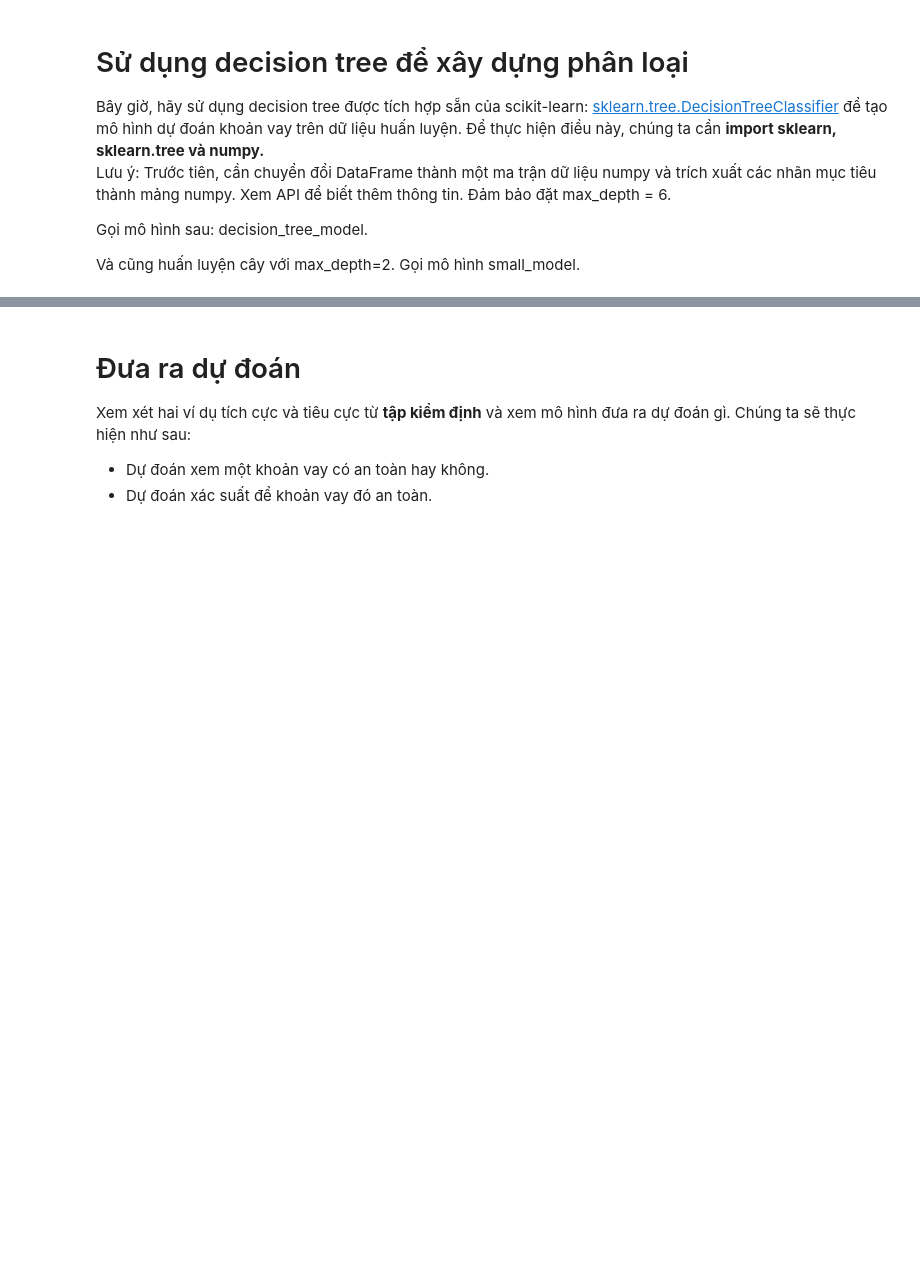
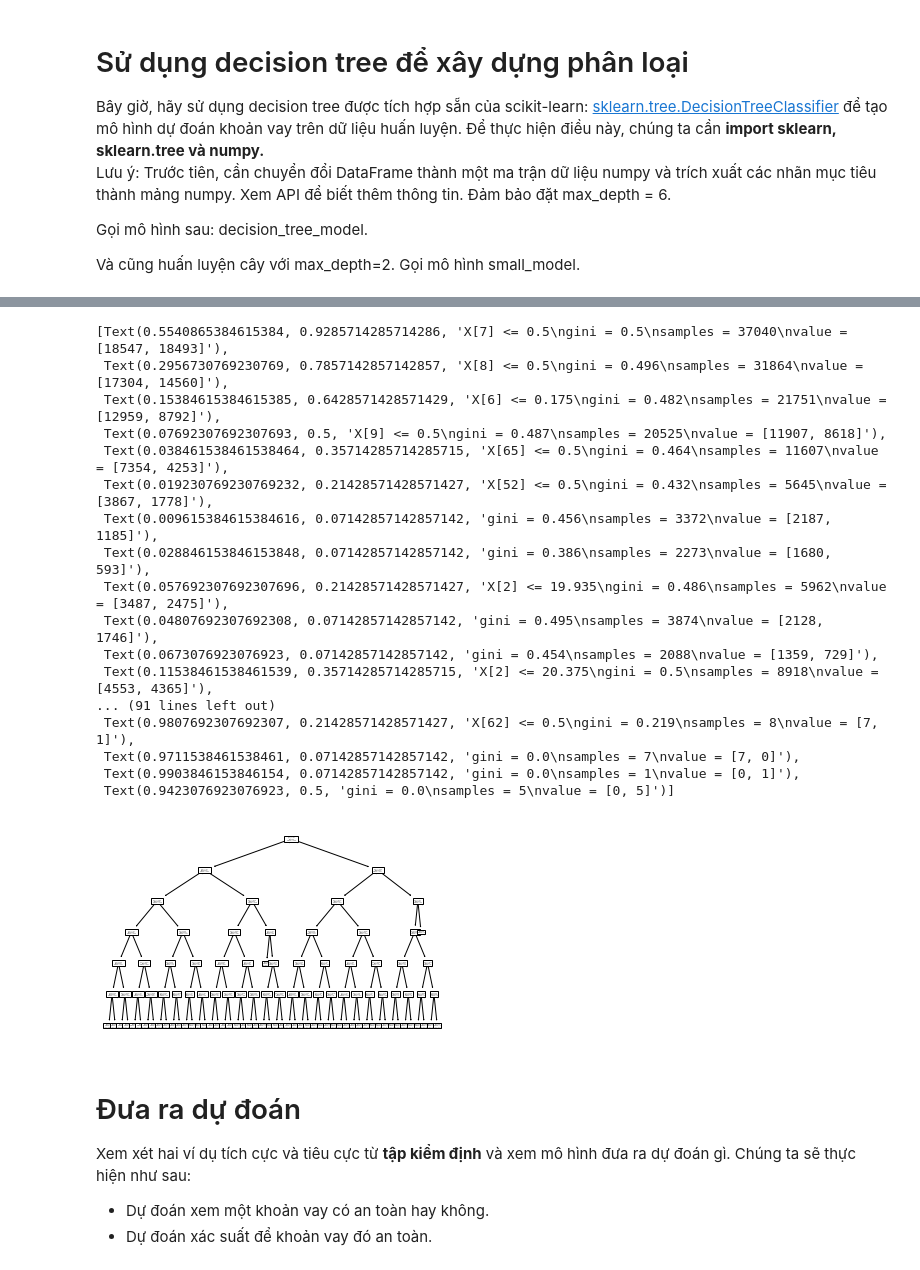
Before and after one commit to aidino/funix, a Jupyter notebook: labs/c3-classification/lab-9-decision-tree/[VN]Identifying safe loans with decision trees.ipynb, the cells around one changed output, grey strips where cells are left out. Saved outputs shown, nothing was run; the diff lists cells and outputs as text; code cells hidden in the pictures; blank space fills up the shorter version.

```diff
--- a/labs/c3-classification/lab-9-decision-tree/[VN]Identifying safe loans with decision trees.ipynb
+++ b/labs/c3-classification/lab-9-decision-tree/[VN]Identifying safe loans with decision trees.ipynb
@@ -215,3 +222,27 @@ small_model.fit(train_X, train_y)
+# %%
+# Draw decision tree model
+from sklearn import tree
+
+tree.plot_tree(decision_tree_model)
+# %% [output]
+[Text(0.5540865384615384, 0.9285714285714286, 'X[7] <= 0.5\ngini = 0.5\nsamples = 37040\nvalue = [18547, 18493]'),
+ Text(0.2956730769230769, 0.7857142857142857, 'X[8] <= 0.5\ngini = 0.496\nsamples = 31864\nvalue = [17304, 14560]'),
+ Text(0.15384615384615385, 0.6428571428571429, 'X[6] <= 0.175\ngini = 0.482\nsamples = 21751\nvalue = [12959, 8792]'),
+ Text(0.07692307692307693, 0.5, 'X[9] <= 0.5\ngini = 0.487\nsamples = 20525\nvalue = [11907, 8618]'),
+ Text(0.038461538461538464, 0.35714285714285715, 'X[65] <= 0.5\ngini = 0.464\nsamples = 11607\nvalue = [7354, 4253]'),
+ Text(0.019230769230769232, 0.21428571428571427, 'X[52] <= 0.5\ngini = 0.432\nsamples = 5645\nvalue = [3867, 1778]'),
+ Text(0.009615384615384616, 0.07142857142857142, 'gini = 0.456\nsamples = 3372\nvalue = [2187, 1185]'),
+ Text(0.028846153846153848, 0.07142857142857142, 'gini = 0.386\nsamples = 2273\nvalue = [1680, 593]'),
+ Text(0.057692307692307696, 0.21428571428571427, 'X[2] <= 19.935\ngini = 0.486\nsamples = 5962\nvalue = [3487, 2475]'),
+ Text(0.04807692307692308, 0.07142857142857142, 'gini = 0.495\nsamples = 3874\nvalue = [2128, 1746]'),
+ Text(0.0673076923076923, 0.07142857142857142, 'gini = 0.454\nsamples = 2088\nvalue = [1359, 729]'),
+ Text(0.11538461538461539, 0.35714285714285715, 'X[2] <= 20.375\ngini = 0.5\nsamples = 8918\nvalue = [4553, 4365]'),
+... (91 lines left out)
+ Text(0.9807692307692307, 0.21428571428571427, 'X[62] <= 0.5\ngini = 0.219\nsamples = 8\nvalue = [7, 1]'),
+ Text(0.9711538461538461, 0.07142857142857142, 'gini = 0.0\nsamples = 7\nvalue = [7, 0]'),
+ Text(0.9903846153846154, 0.07142857142857142, 'gini = 0.0\nsamples = 1\nvalue = [0, 1]'),
+ Text(0.9423076923076923, 0.5, 'gini = 0.0\nsamples = 5\nvalue = [0, 5]')]
+[figure, added]
 # %% [markdown]
 # Đưa ra dự đoán
 
```
Also changed, not shown: parts of 17 cells of this notebook.
